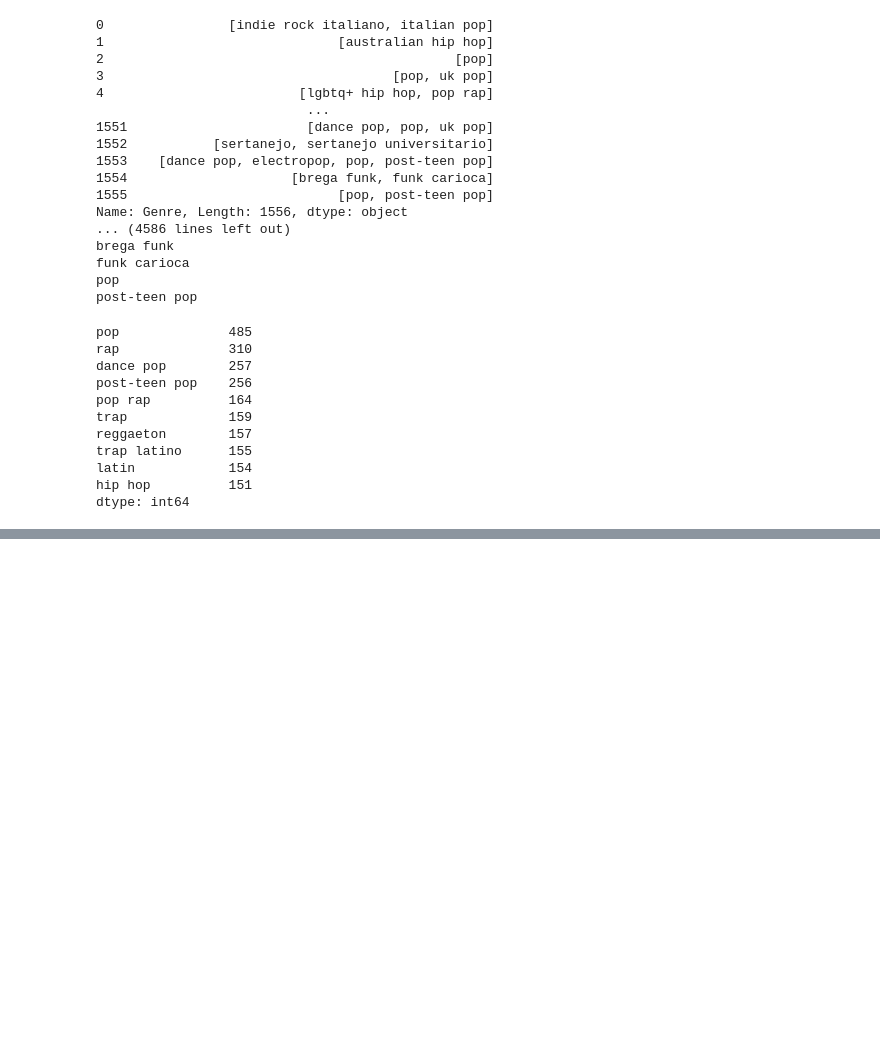
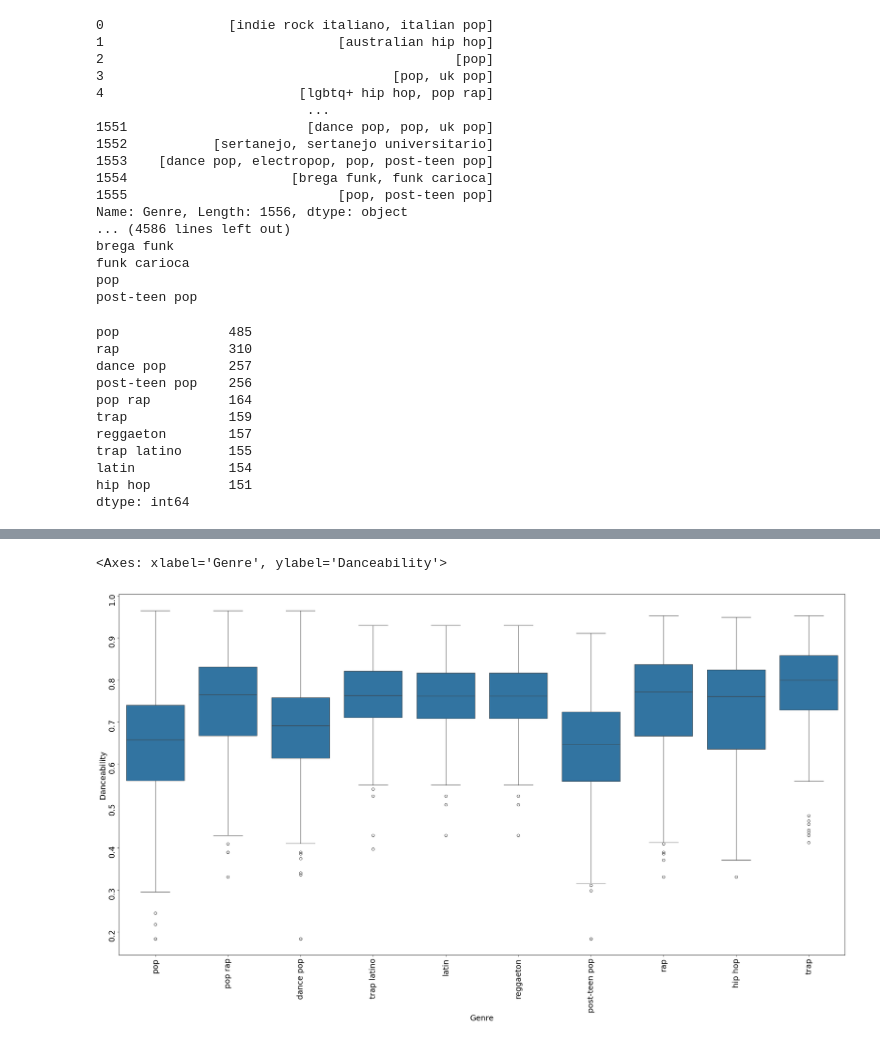
Before and after one commit to Ahmed-Rashid200307/data-analysis, a Jupyter notebook: Spotify/spotify.ipynb, the cells around one changed output, grey strips where cells are left out. Drawn from its saved outputs; the diff is of its cells as text; code cells hidden in the pictures; blank space fills up the shorter version.

```diff
--- a/Spotify/spotify.ipynb
+++ b/Spotify/spotify.ipynb
@@ -174,7 +183,10 @@ funk carioca
 pop
 post-teen pop
 # %%
-genres.sort_values(ascending=False).head(10)
+# MOST COMMON GENRES
+
+top_10_genre = genres.sort_values(ascending=False).head(10)
+top_10_genre
 # %% [output]
 pop              485
 rap              310
@@ -189,0 +232,8 @@ dtype: int64
+# %%
+# How do audio features like danceability, energy, and valence vary across genres
+
+# Since each song belongs to multiple genre or styles we will explode
+# the genre column so that we have multiple instance for each genre of the same song
+df_expanded = df.explode('Genre', ignore_index=True)
+filter = [x != ' '  for x in df_expanded['Genre']]
+df_expanded = df_expanded[filter]
@@ -189,0 +277,15 @@ dtype: int64
+# %%
+# Boxplot showing distribution of danceability across genres.
+
+# TOP 10
+
+genre_filter = [x in top_10_genre.index for x in df_expanded['Genre']]
+
+plt.figure(figsize=(30,15))
+plt.tick_params(axis='both', rotation = 90, labelsize=18)
+plt.xlabel('Genre',fontsize=18)
+plt.ylabel('Danceability',fontsize=18)
+sns.boxplot(x='Genre', y='Danceability', data=df_expanded[genre_filter])
+# %% [output]
+<Axes: xlabel='Genre', ylabel='Danceability'>
+[figure, added]
```
Also changed, not shown: parts of 11 cells of this notebook.
